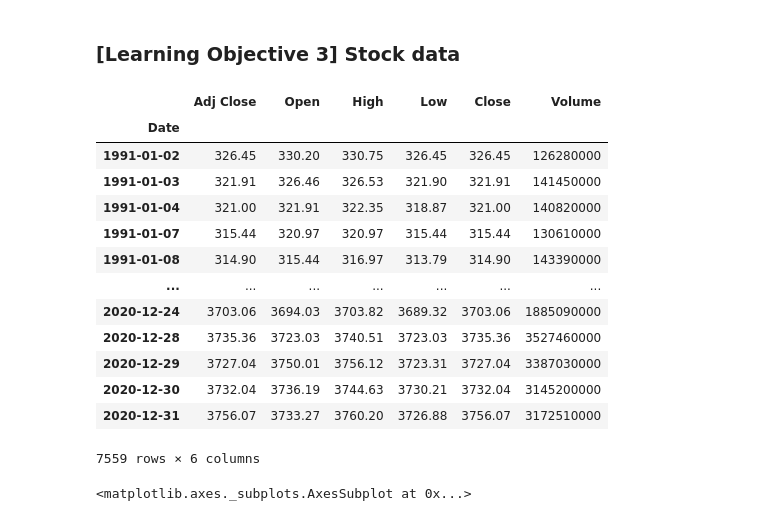
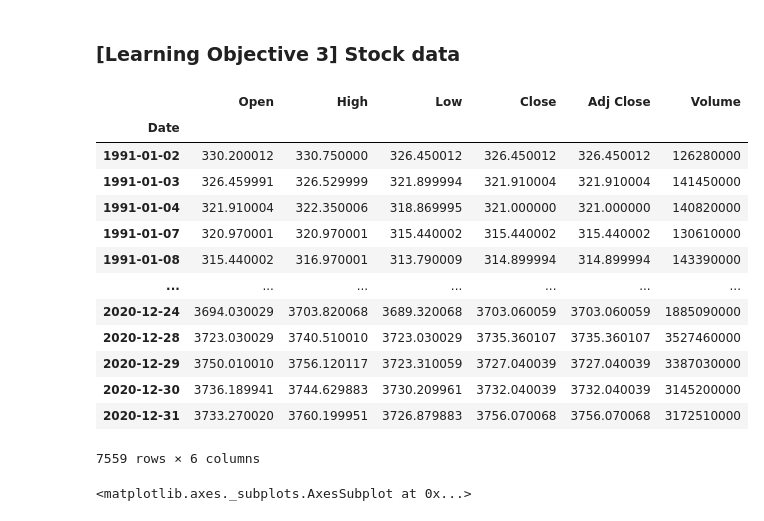
Before and after one commit to renyuanL/110_project, a Jupyter notebook: _ry_From regression to RNN.ipynb, the cells around one changed output. Cells and saved outputs as stored; diff of their text form; code cells hidden in the pictures.

```diff
--- a/_ry_From regression to RNN.ipynb
+++ b/_ry_From regression to RNN.ipynb
@@ -386,32 +328,35 @@ except:
 # %%
 import pandas as pd
 import yfinance as yf
 from yahoofinancials import YahooFinancials
-AMZN= yf.download( '^gspc', #'AMZN',
+
+all_data= yf.download( '^gspc',    #'AMZN',
           start= '1991-01-01',#'2013-01-01',
           end=  '2021-01-01',#'2019-12-31',
           progress=False)
 # AMZN = yf.download('AMZN') for all
+'''
 all_data= AMZN[['Adj Close',
         'Open',
         'High',
         'Low',
         'Close',
         'Volume']].round(2)
-all_data
+'''
+all_data # 7559 rows × 6 columns
 # %% [output]
-|  | Adj Close | Open | High | Low | Close | Volume |
+|  | Open | High | Low | Close | Adj Close | Volume |
 | Date |  |  |  |  |  |  |
-| 1991-01-02 | 326.45 | 330.20 | 330.75 | 326.45 | 326.45 | 126280000 |
-| 1991-01-03 | 321.91 | 326.46 | 326.53 | 321.90 | 321.91 | 141450000 |
-| 1991-01-04 | 321.00 | 321.91 | 322.35 | 318.87 | 321.00 | 140820000 |
-| 1991-01-07 | 315.44 | 320.97 | 320.97 | 315.44 | 315.44 | 130610000 |
-| 1991-01-08 | 314.90 | 315.44 | 316.97 | 313.79 | 314.90 | 143390000 |
+| 1991-01-02 | 330.200012 | 330.750000 | 326.450012 | 326.450012 | 326.450012 | 126280000 |
+| 1991-01-03 | 326.459991 | 326.529999 | 321.899994 | 321.910004 | 321.910004 | 141450000 |
+| 1991-01-04 | 321.910004 | 322.350006 | 318.869995 | 321.000000 | 321.000000 | 140820000 |
+| 1991-01-07 | 320.970001 | 320.970001 | 315.440002 | 315.440002 | 315.440002 | 130610000 |
+| 1991-01-08 | 315.440002 | 316.970001 | 313.790009 | 314.899994 | 314.899994 | 143390000 |
 | ... | ... | ... | ... | ... | ... | ... |
-| 2020-12-24 | 3703.06 | 3694.03 | 3703.82 | 3689.32 | 3703.06 | 1885090000 |
-| 2020-12-28 | 3735.36 | 3723.03 | 3740.51 | 3723.03 | 3735.36 | 3527460000 |
-| 2020-12-29 | 3727.04 | 3750.01 | 3756.12 | 3723.31 | 3727.04 | 3387030000 |
-| 2020-12-30 | 3732.04 | 3736.19 | 3744.63 | 3730.21 | 3732.04 | 3145200000 |
-| 2020-12-31 | 3756.07 | 3733.27 | 3760.20 | 3726.88 | 3756.07 | 3172510000 |
+| 2020-12-24 | 3694.030029 | 3703.820068 | 3689.320068 | 3703.060059 | 3703.060059 | 1885090000 |
+| 2020-12-28 | 3723.030029 | 3740.510010 | 3723.030029 | 3735.360107 | 3735.360107 | 3527460000 |
+| 2020-12-29 | 3750.010010 | 3756.120117 | 3723.310059 | 3727.040039 | 3727.040039 | 3387030000 |
+| 2020-12-30 | 3736.189941 | 3744.629883 | 3730.209961 | 3732.040039 | 3732.040039 | 3145200000 |
+| 2020-12-31 | 3733.270020 | 3760.199951 | 3726.879883 | 3756.070068 | 3756.070068 | 3172510000 |
 7559 rows × 6 columns
 # %%
```
Also changed, not shown: parts of 23 cells of this notebook.
